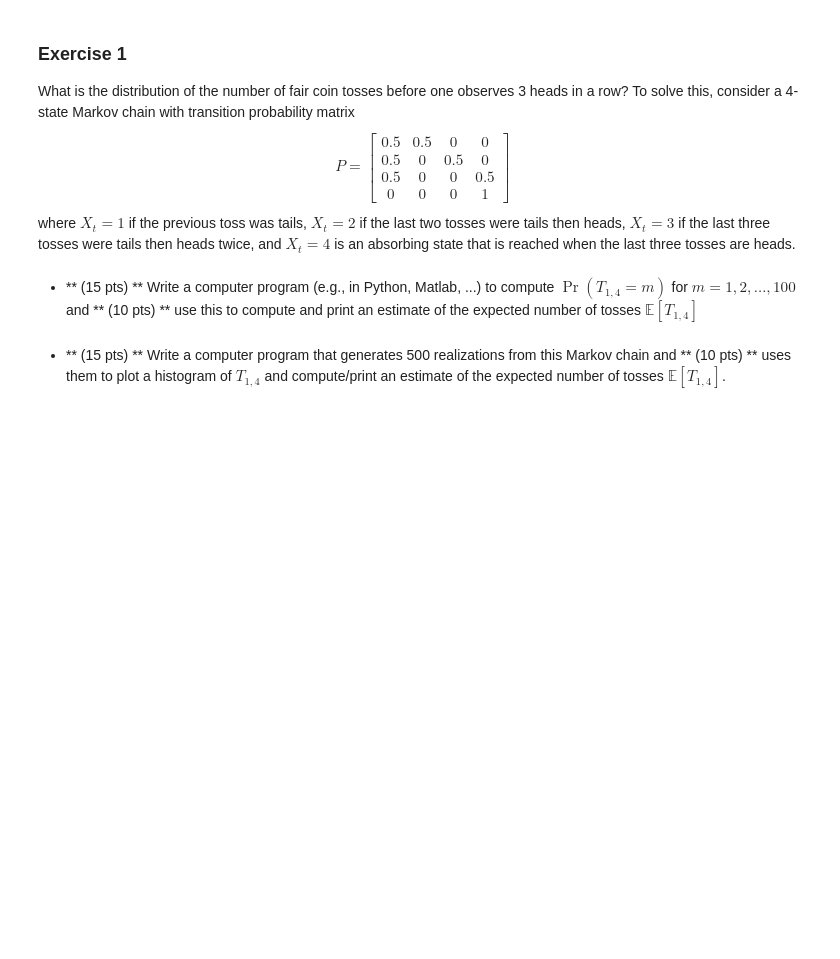
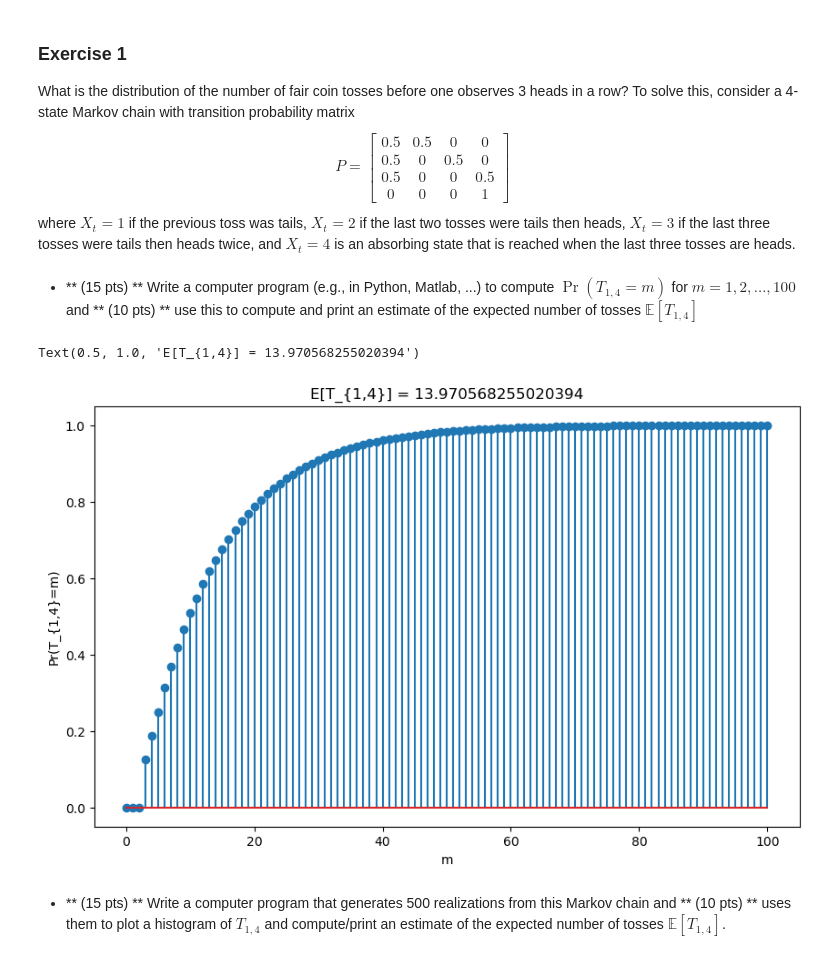
Before and after one commit to davidmhunt/coursework, a Jupyter notebook: ECE 586 Vector Spaces/MP1/fsmc_project.ipynb, the cells around one changed output. Drawn from its saved outputs; the diff is of its cells as text; code cells hidden in the pictures; blank space fills up the shorter version.

```diff
--- a/ECE 586 Vector Spaces/MP1/fsmc_project.ipynb
+++ b/ECE 586 Vector Spaces/MP1/fsmc_project.ipynb
@@ -32,18 +32,21 @@ where $ X_t = 1 $ if the previous toss was tails, $ X_t = 2 $ if the last two to
 # %%
 # See compute_Phi_ET in fsmc_code.py
 
 P = np.array([[0.5, 0.5, 0, 0], [0.5, 0, 0.5, 0], [0.5, 0, 0, 0.5], [0, 0, 0, 1]])
 Phi_list, ET = compute_Phi_ET(P, 100)
 
-m = ### steps to be plotted
-Pr = ### \Pr(T_{1,4} = m) for all m
-E = ### \mathbb{E}[T_{1,4}]
+m = np.arange(0,101,1)### steps to be plotted
+Pr = Phi_list[m,0,3]### \Pr(T_{1,4} = m) for all m
+E = ET[0,3] ### \mathbb{E}[T_{1,4}]
 
 plt.figure(figsize=(10, 6))
 plt.stem(m, Pr, use_line_collection=True)
 plt.xlabel(r'm')
 plt.ylabel(r'Pr(T_{1,4}=m)')
 plt.title(r'E[T_{1,4}] = ' + str(E))
+# %% [output]
+Text(0.5, 1.0, 'E[T_{1,4}] = 13.970568255020394')
+[figure, added]
 # %% [markdown]
 * ** (15 pts) ** Write a computer program that generates 500 realizations from this Markov chain and ** (10 pts) ** uses them to plot a histogram of $ T_{1,4} $ and compute/print an estimate of the expected number of tosses $ \mathbb{E}[T_{1,4}] $.
 # %%
```
Also changed, not shown: parts of 10 cells of this notebook, 3 other files.
